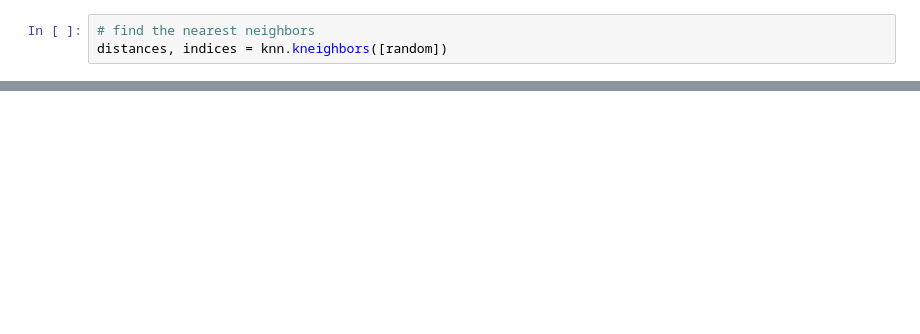
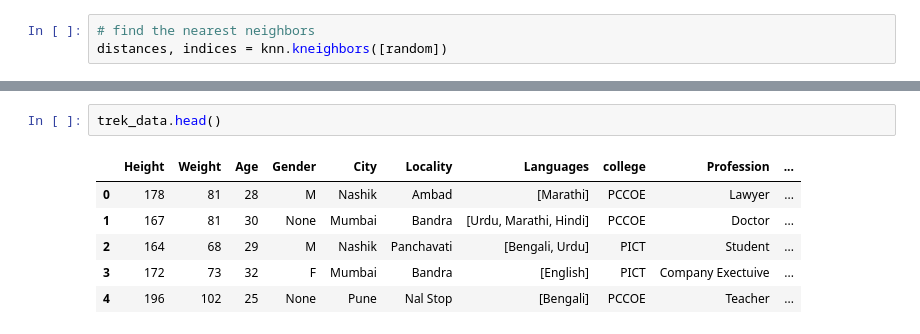
Before and after one commit to yashlad27/Group-Recommendation-For-Trek-Using-Social-Networks, a Jupyter notebook: Code/Data_Preprocessing_Notebook.ipynb, the cells around one changed output, grey strips where cells are left out. Saved outputs shown, nothing was run; the diff lists cells and outputs as text; blank space fills up the shorter version.

```diff
--- a/Code/Data_Preprocessing_Notebook.ipynb
+++ b/Code/Data_Preprocessing_Notebook.ipynb
@@ -548,0 +569,9 @@ Name: 1457, dtype: float64
+# %%
+trek_data.head()
+# %% [output]
+|  | Height | Weight | Age | Gender | City | Locality | Languages | college | Profession | ... |
+| 0 | 178 | 81 | 28 | M | Nashik | Ambad | [Marathi] | PCCOE | Lawyer | ... |
+| 1 | 167 | 81 | 30 | None | Mumbai | Bandra | [Urdu, Marathi, Hindi] | PCCOE | Doctor | ... |
+| 2 | 164 | 68 | 29 | M | Nashik | Panchavati | [Bengali, Urdu] | PICT | Student | ... |
+| 3 | 172 | 73 | 32 | F | Mumbai | Bandra | [English] | PICT | Company Exectuive | ... |
+| 4 | 196 | 102 | 25 | None | Pune | Nal Stop | [Bengali] | PCCOE | Teacher | ... |
```
Also changed, not shown: parts of 32 cells of this notebook, 4 other files.
